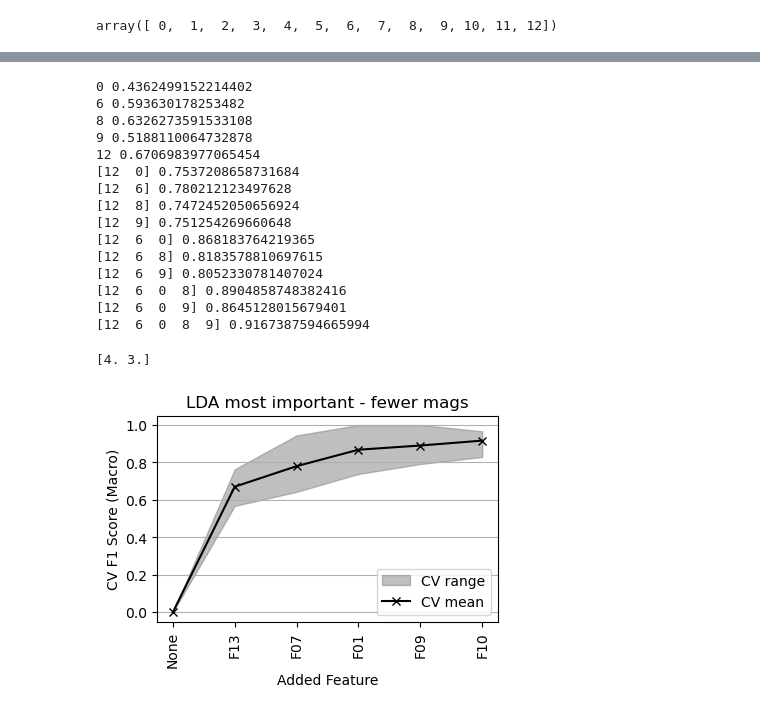
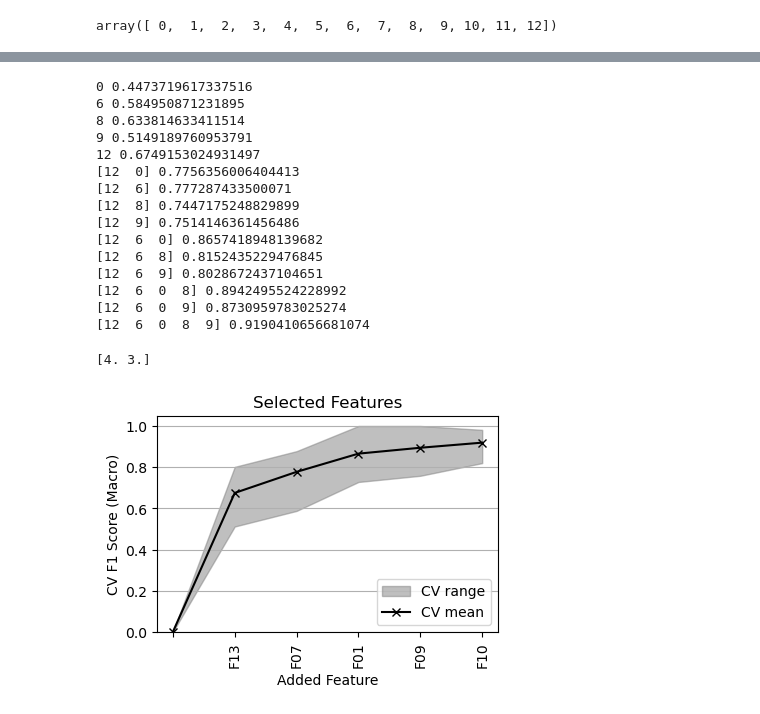
Before and after one commit to armstrong06/UT_event_classifier, a Jupyter notebook: notebooks/forwardSelection.ipynb, the cells around one changed output, grey strips where cells are left out. Saved outputs shown, nothing was run; the diff lists cells and outputs as text; code cells hidden in the pictures.

```diff
--- a/notebooks/forwardSelection.ipynb
+++ b/notebooks/forwardSelection.ipynb
@@ -23,3 +23,15 @@ feature_col_names = np.array(['F01', 'F02', 'F03', 'F04',
 all_feats_df = train_df[~np.any(np.isnan(train_df[feature_col_names]), axis=1)]
 X = all_feats_df[feature_col_names].to_numpy()
 y = all_feats_df["y"].to_numpy()
+# %%
+print(X.shape)
+q1, q3  = np.percentile(X, [25, 75], axis=0)
+IQR = q3 - q1
+lower_fence = q1 - IQR*3.0
+upper_fence = q3 + IQR*3.0
+drop_inds = np.unique(np.concatenate([np.unique(np.where(X < lower_fence)[0]),
+                                      np.unique(np.where(X > upper_fence)[0])]))
+keep_inds = np.delete(np.arange(0, X.shape[0]), drop_inds)
+X = X[keep_inds, :]
+y = y[keep_inds]
+print(X.shape)
@@ -34,19 +69,36 @@ def plot_sequential_selected_feature_scores(ids_scores,
                                             feature_names,
                                             base_set_name="None",
                                             title="CV $R^2$ Ranges for Selected Features",
-                                            savefigname=None):
+                                            savefigname=None,
+                                            ylim=[0, 1.05],
+                                            ex_frac=None,
+                                            legend_loc='lower right',
+                                            xlabel_rotation=90,
+                                            ylabel1="CV F1 Score (Macro)",
+                                            ylabel2='Fraction of Training Examples',
+                                            xlabel="Added Feature",
+                                            figsize=(4, 3)):
     feat_plot_names = np.concatenate([[base_set_name], feature_names])
     x = np.arange(ids_scores.shape[0])
-    fig, ax = plt.subplots(1, constrained_layout=True, figsize=(4, 3))
+    fig, ax = plt.subplots(1, constrained_layout=True, figsize=figsize)
     ax.fill_between(x, ids_scores[:, 1], ids_scores[:, 2], color='gray',
                      alpha=0.5, label='CV range')
     ax.plot(x, ids_scores[:, 0], color='k', marker='x', label='CV mean')
-    ax.set_xticks(x, feat_plot_names, rotation=90)
-    ax.set_xlabel("Added Feature")
-    ax.set_ylabel("CV F1 Score (Macro)")
-    ax.legend(loc='lower right')
+    ax.set_xticks(x, feat_plot_names, rotation=xlabel_rotation)
+    ax.set_xlabel(xlabel)
+    ax.set_ylabel(ylabel1)
+    ax.legend(loc=legend_loc)
     ax.set_title(title)
     ax.grid(axis='y')
+    ax.set_ylim(ylim)
+
+    if ex_frac is not None:
+        ax2 = ax.twinx()
+        ax2.plot(range(len(ex_frac)), ex_frac, color='r')
+        ax2.set_ylim([0, 1.05])
+        ax2.set_ylabel(ylabel2, color='r')  # we already handled the x-label with ax1
+        ax2.tick_params(axis='y', labelcolor='r')
+
     if savefigname is not None:
         fig.savefig(savefigname, dpi=300)
     print(fig.get_size_inches())
@@ -178,25 +410,26 @@ ids, ids_scores, all_scores = do_forward_selection_cv(X,
                                                     verbose=True,
                                                     n_jobs=10)
 # %% [output]
-0 0.4362499152214402
-6 0.593630178253482
-8 0.6326273591533108
-9 0.5188110064732878
-12 0.6706983977065454
-[12  0] 0.7537208658731684
-[12  6] 0.780212123497628
-[12  8] 0.7472452050656924
-[12  9] 0.751254269660648
-[12  6  0] 0.868183764219365
-[12  6  8] 0.8183578810697615
-[12  6  9] 0.8052330781407024
-[12  6  0  8] 0.8904858748382416
-[12  6  0  9] 0.8645128015679401
-[12  6  0  8  9] 0.9167387594665994
+0 0.4473719617337516
+6 0.584950871231895
+8 0.633814633411514
+9 0.5149189760953791
+12 0.6749153024931497
+[12  0] 0.7756356006404413
+[12  6] 0.777287433500071
+[12  8] 0.7447175248829899
+[12  9] 0.7514146361456486
+[12  6  0] 0.8657418948139682
+[12  6  8] 0.8152435229476845
+[12  6  9] 0.8028672437104651
+[12  6  0  8] 0.8942495524228992
+[12  6  0  9] 0.8730959783025274
+[12  6  0  8  9] 0.9190410656681074
 # %%
 plot_sequential_selected_feature_scores(ids_scores,
                                         feature_col_names[ids],
-                                        title="LDA most important - fewer mags")
+                                        title="Selected Features",
+                                        base_set_name="")
 # %% [output]
 [4. 3.]
-[figure, old version]
+[figure, new version]
```
Also changed, not shown: parts of 30 cells of this notebook, 44 other files.
